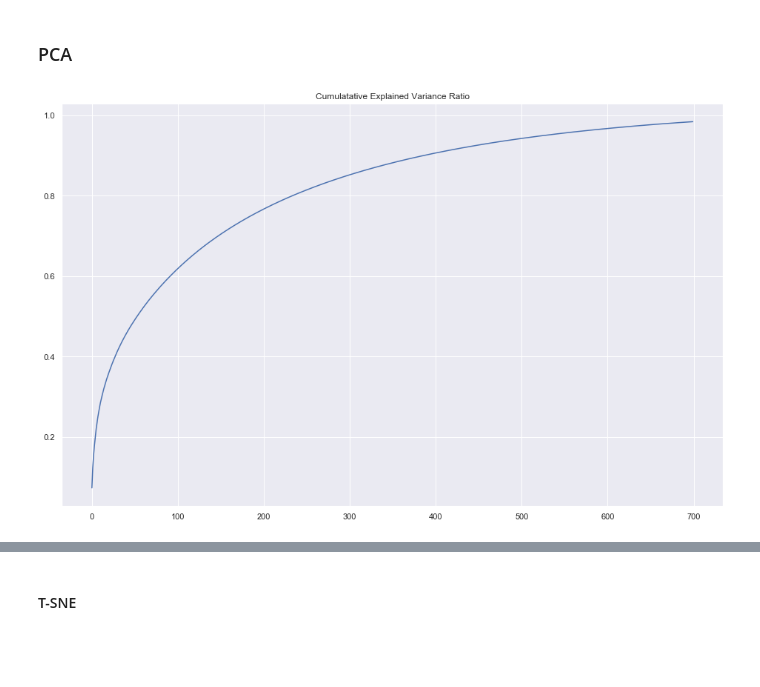
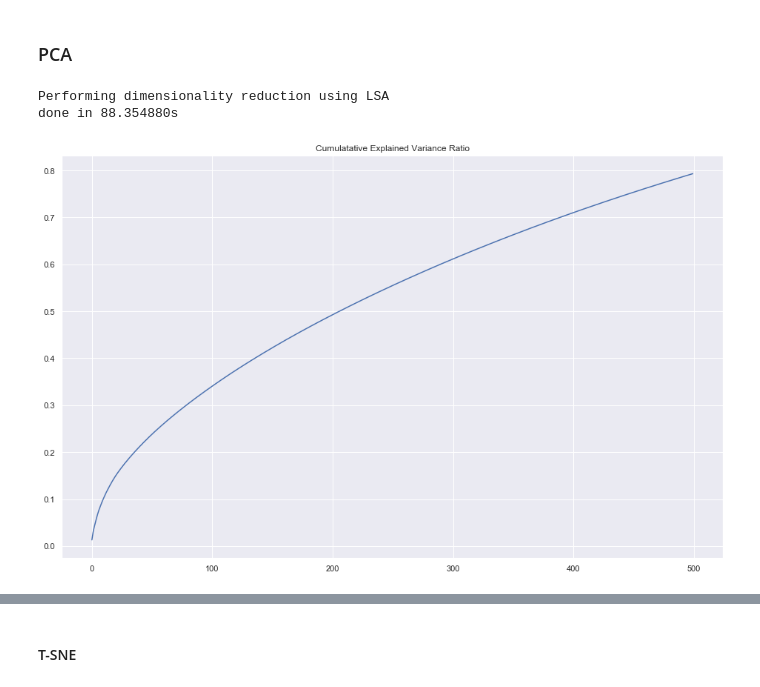
Before and after one commit to carlomarxdk/danish-parlament-text, a Jupyter notebook: 3_TF_IDF.ipynb, the cells around one changed output, grey strips where cells are left out. Cells and saved outputs as stored; diff of their text form; code cells hidden in the pictures; blank space fills up the shorter version.

```diff
--- a/3_TF_IDF.ipynb
+++ b/3_TF_IDF.ipynb
@@ -41,18 +44,37 @@ df_x.sample(2)
 2 rows × 10003 columns
 # %% [markdown]
 ### PCA
+# %%
+print("Performing dimensionality reduction using LSA")
+t0 = time.time()
+# Vectorizer results are normalized, which makes KMeans behave as
+# spherical k-means for better results. Since LSA/SVD results are
+# not normalized, we have to redo the normalization.
+svd = TruncatedSVD(n_components=500, n_iter=100)
+normalizer = Normalizer(copy=False)
+lsa = make_pipeline(svd, normalizer)
+
+pca_result = lsa.fit_transform(df_x[words])
+df_x['pca-one'] = pca_result[:,0]
+df_x['pca-two'] = pca_result[:,1]
+df_x['pca-three'] = pca_result[:,2]#
+
+print("done in %fs" % (time.time() - t0))
+plt.figure(figsize=(16,10))
+plt.title('Cumulatative Explained Variance Ratio')
+plt.plot(np.cumsum(svd.explained_variance_ratio_))
+plt.show()
+# %% [output]
+Performing dimensionality reduction using LSA
+done in 88.354880s
+[figure, added]
 # %%
-pca = TruncatedSVD(n_components=700, n_iter=10) ## latent semantic analysis (LSA)
-pca_result = pca.fit_transform(df_x[words].values)
-df_x['pca-one'] = pca_result[:,0]
-df_x['pca-two'] = pca_result[:,1]
-df_x['pca-three'] = pca_result[:,2]#
-plt.figure(figsize=(16,10))
-plt.title('Cumulatative Explained Variance Ratio')
-plt.plot(np.cumsum(pca.explained_variance_ratio_))
-plt.show()
+#pca = TruncatedSVD(n_components=700, n_iter=10) ## latent semantic analysis (LSA)
+#pca_result = pca.fit_transform(df_x[words].values)
+#pca_result = normalize(pca_result)
+#df_x['pca-one'] = pca_result[:,0]
+#df_x['pca-two'] = pca_result[:,1]
+#df_x['pca-three'] = pca_result[:,2]#
-# %% [output]
-[figure, removed]
 # %%
 ### you can skip the elbow method
 # %%
```
Also changed, not shown: parts of 12 cells of this notebook.
